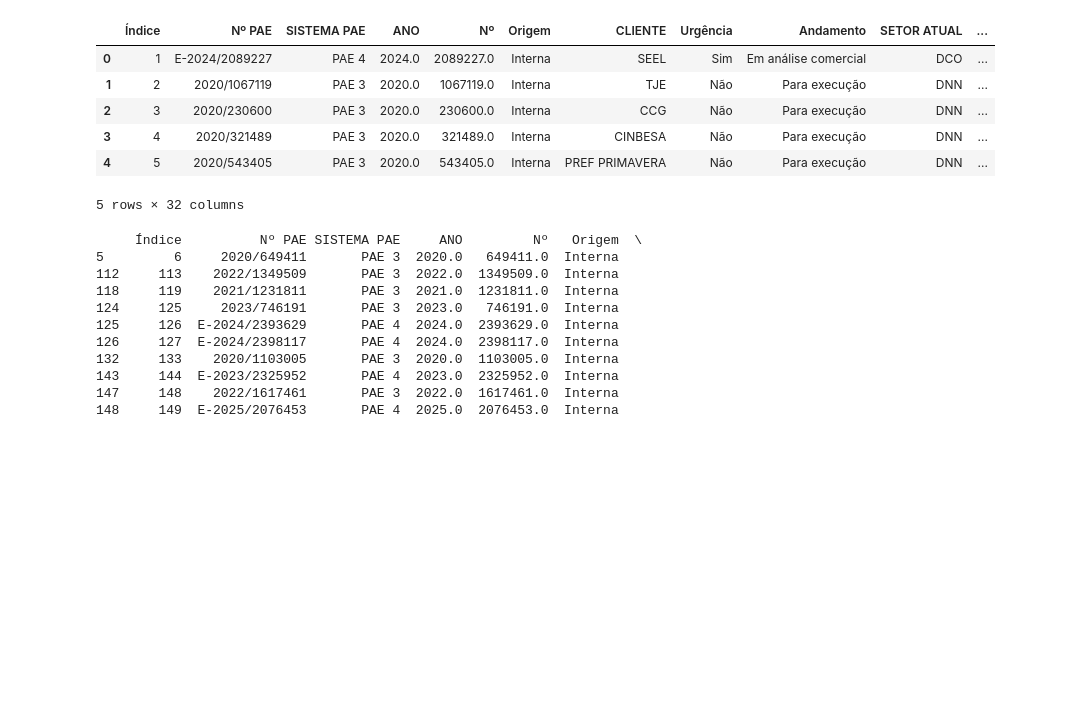
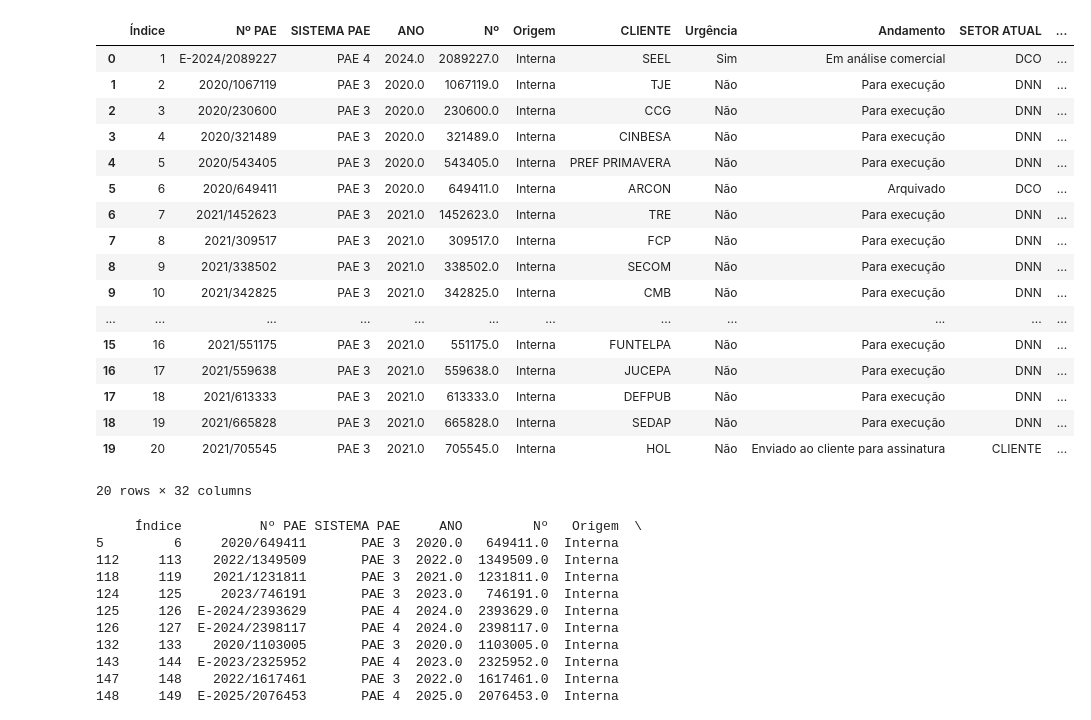
Before and after one commit to Jfdeev/Dashborad-Prodepa, a Jupyter notebook: assets/prodepa.contratos.pae.ipynb, the cells around one changed output. Saved outputs shown, nothing was run; the diff lists cells and outputs as text; code cells hidden in the pictures; blank space fills up the shorter version.

```diff
--- a/assets/prodepa.contratos.pae.ipynb
+++ b/assets/prodepa.contratos.pae.ipynb
@@ -3,15 +5,26 @@ import pandas as pd
 # %%
-df = pd.read_csv('prodepa.pae.csv')
+df = pd.read_csv('../prodepa.pae.csv')
 # %%
-df.head()
+df.head(20)
 # %% [output]
 |  | Índice | Nº PAE | SISTEMA PAE | ANO | Nº | Origem | CLIENTE | Urgência | Andamento | SETOR ATUAL | ... |
 | 0 | 1 | E-2024/2089227 | PAE 4 | 2024.0 | 2089227.0 | Interna | SEEL | Sim | Em análise comercial | DCO | ... |
 | 1 | 2 | 2020/1067119 | PAE 3 | 2020.0 | 1067119.0 | Interna | TJE | Não | Para execução | DNN | ... |
 | 2 | 3 | 2020/230600 | PAE 3 | 2020.0 | 230600.0 | Interna | CCG | Não | Para execução | DNN | ... |
 | 3 | 4 | 2020/321489 | PAE 3 | 2020.0 | 321489.0 | Interna | CINBESA | Não | Para execução | DNN | ... |
 | 4 | 5 | 2020/543405 | PAE 3 | 2020.0 | 543405.0 | Interna | PREF PRIMAVERA | Não | Para execução | DNN | ... |
+| 5 | 6 | 2020/649411 | PAE 3 | 2020.0 | 649411.0 | Interna | ARCON | Não | Arquivado | DCO | ... |
+| 6 | 7 | 2021/1452623 | PAE 3 | 2021.0 | 1452623.0 | Interna | TRE | Não | Para execução | DNN | ... |
+| 7 | 8 | 2021/309517 | PAE 3 | 2021.0 | 309517.0 | Interna | FCP | Não | Para execução | DNN | ... |
+| 8 | 9 | 2021/338502 | PAE 3 | 2021.0 | 338502.0 | Interna | SECOM | Não | Para execução | DNN | ... |
+| 9 | 10 | 2021/342825 | PAE 3 | 2021.0 | 342825.0 | Interna | CMB | Não | Para execução | DNN | ... |
+| ... | ... | ... | ... | ... | ... | ... | ... | ... | ... | ... | ... |
+| 15 | 16 | 2021/551175 | PAE 3 | 2021.0 | 551175.0 | Interna | FUNTELPA | Não | Para execução | DNN | ... |
+| 16 | 17 | 2021/559638 | PAE 3 | 2021.0 | 559638.0 | Interna | JUCEPA | Não | Para execução | DNN | ... |
+| 17 | 18 | 2021/613333 | PAE 3 | 2021.0 | 613333.0 | Interna | DEFPUB | Não | Para execução | DNN | ... |
+| 18 | 19 | 2021/665828 | PAE 3 | 2021.0 | 665828.0 | Interna | SEDAP | Não | Para execução | DNN | ... |
+| 19 | 20 | 2021/705545 | PAE 3 | 2021.0 | 705545.0 | Interna | HOL | Não | Enviado ao cliente para assinatura | CLIENTE | ... |
-5 rows × 32 columns
+20 rows × 32 columns
 # %%
 contratos_vencidos = df[df['Vencimento em dias'] == 'vencido']
 print(contratos_vencidos)
```
Also changed, not shown: parts of 10 cells of this notebook, 4 other files.
